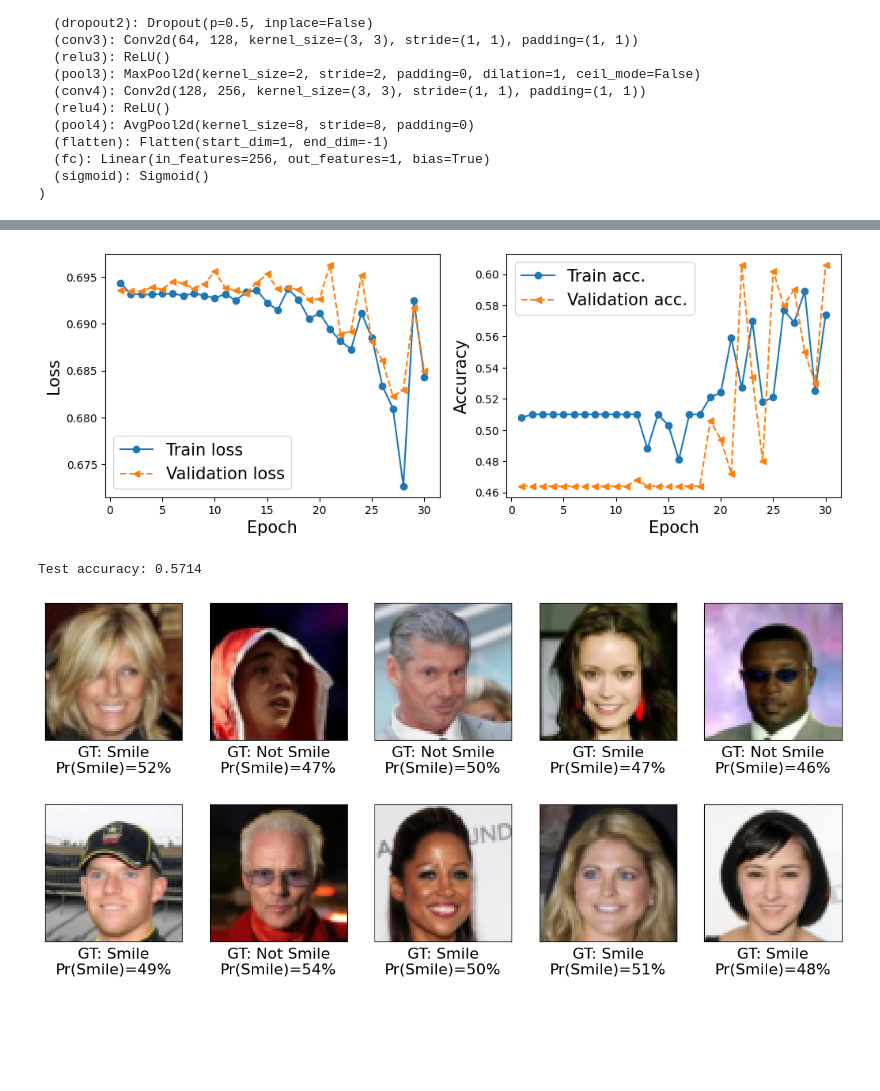
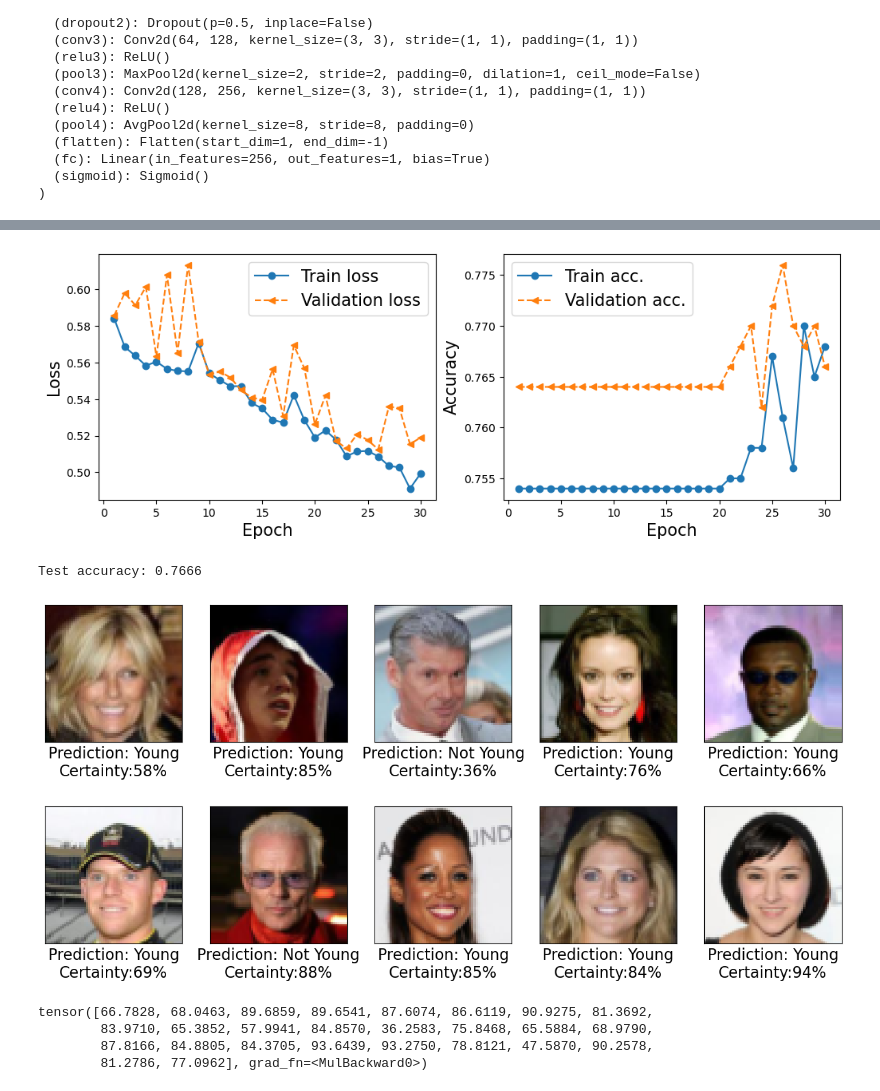
Before and after one commit to juliamuratore/Project3-DS-4002, a Jupyter notebook: processing.ipynb, the cells around one changed output, grey strips where cells are left out. Cells and saved outputs as stored; diff of their text form; code cells hidden in the pictures; blank space fills up the shorter version.

```diff
--- a/processing.ipynb
+++ b/processing.ipynb
@@ -8,7 +26,6 @@ import matplotlib.pyplot as plt
 # %%
 import torchvision
-
-image_path = './'
+image_path = '../Project3/'
 celeba_train_dataset = torchvision.datasets.CelebA(image_path, split='train', target_type='attr', download=False)
 celeba_valid_dataset = torchvision.datasets.CelebA(image_path, split='valid', target_type='attr', download=False)
 celeba_test_dataset = torchvision.datasets.CelebA(image_path, split='test', target_type='attr', download=False)
@@ -99,7 +116,7 @@ for i, (img, attr) in enumerate(celeba_train_dataset):
     img_cropped = img_transform(img)
     ax.imshow(img_cropped)
     if i == 0:
-        ax.set_title('Step 1: Random crop', size=15)
+        ax.set_title('Step 1: crop', size=15)
 
     ax = fig.add_subplot(3, 4, i*4+3)
     img_transform = transforms.Compose([transforms.RandomHorizontalFlip()])
@@ -117,12 +134,11 @@ for i, (img, attr) in enumerate(celeba_train_dataset):
     if i == 2:
         break
 
-# plt.savefig('figures/14_15.png', dpi=300)
 plt.show()
 # %% [output]
 [figure]
 # %%
-get_smile = lambda attr: attr[31]
+get_young = lambda attr: attr[39]
 
 transform_train = transforms.Compose([
     transforms.RandomCrop([178, 178]),
@@ -146,21 +162,21 @@ celeba_train_dataset = torchvision.datasets.CelebA(image_path,
                                                    target_type='attr',
                                                    download=False,
                                                    transform=transform,
-                                                   target_transform=get_smile)
+                                                   target_transform=get_young)
 
 celeba_valid_dataset = torchvision.datasets.CelebA(image_path,
                                                    split='valid',
                                                    target_type='attr',
                                                    download=False,
                                                    transform=transform,
-                                                   target_transform=get_smile)
+                                                   target_transform=get_young)
 
 celeba_test_dataset = torchvision.datasets.CelebA(image_path,
                                                    split='test',
                                                    target_type='attr',
                                                    download=False,
                                                    transform=transform,
-                                                   target_transform=get_smile)
+                                                   target_transform=get_young)
 
 from torch.utils.data import Subset
 celeba_train_dataset = Subset(celeba_train_dataset, torch.arange(1000))
@@ -332,7 +348,7 @@ ax.set_ylabel('Accuracy', size=15)
 #plt.savefig('figures/14_17.png', dpi=300)
 plt.show()
 # %% [output]
-[figure, old version]
+[figure, new version]
 # %%
 accuracy_test = 0
 
@@ -349,28 +365,35 @@ accuracy_test /= len(test_dl.dataset)
 
 print(f'Test accuracy: {accuracy_test:.4f}')
 # %% [output]
-Test accuracy: 0.5714
+Test accuracy: 0.7666
 # %%
 pred = model(x_batch)[:, 0] * 100
 
 fig = plt.figure(figsize=(15, 7))
 for j in range(10, 20):
     ax = fig.add_subplot(2, 5, j-10+1)
     ax.set_xticks([]); ax.set_yticks([])
     ax.imshow(x_batch[j].cpu().permute(1, 2, 0))
     if y_batch[j] == 1:
-        label = 'Smile'
+        label = 'Young'
     else:
-        label = 'Not Smile'
+        label = 'Not Young'
     ax.text(
         0.5, -0.15,
-        f'GT: {label:s}\nPr(Smile)={pred[j]:.0f}%',
+        f'Prediction: {label:s}\nCertainty:{pred[j]:.0f}%',
         size=16,
         horizontalalignment='center',
         verticalalignment='center',
         transform=ax.transAxes)
 
 #plt.savefig('figures/figures-14_18.png', dpi=300)
 plt.show()
 # %% [output]
-[figure, old version]
+[figure, new version]
+# %%
+pred
+# %% [output]
+tensor([66.7828, 68.0463, 89.6859, 89.6541, 87.6074, 86.6119, 90.9275, 81.3692,
+        83.9710, 65.3852, 57.9941, 84.8570, 36.2583, 75.8468, 65.5884, 68.9790,
+        87.8166, 84.8805, 84.3705, 93.6439, 93.2750, 78.8121, 47.5870, 90.2578,
+        81.2786, 77.0962], grad_fn=<MulBackward0>)
```
Also changed, not shown: parts of 4 cells of this notebook.
